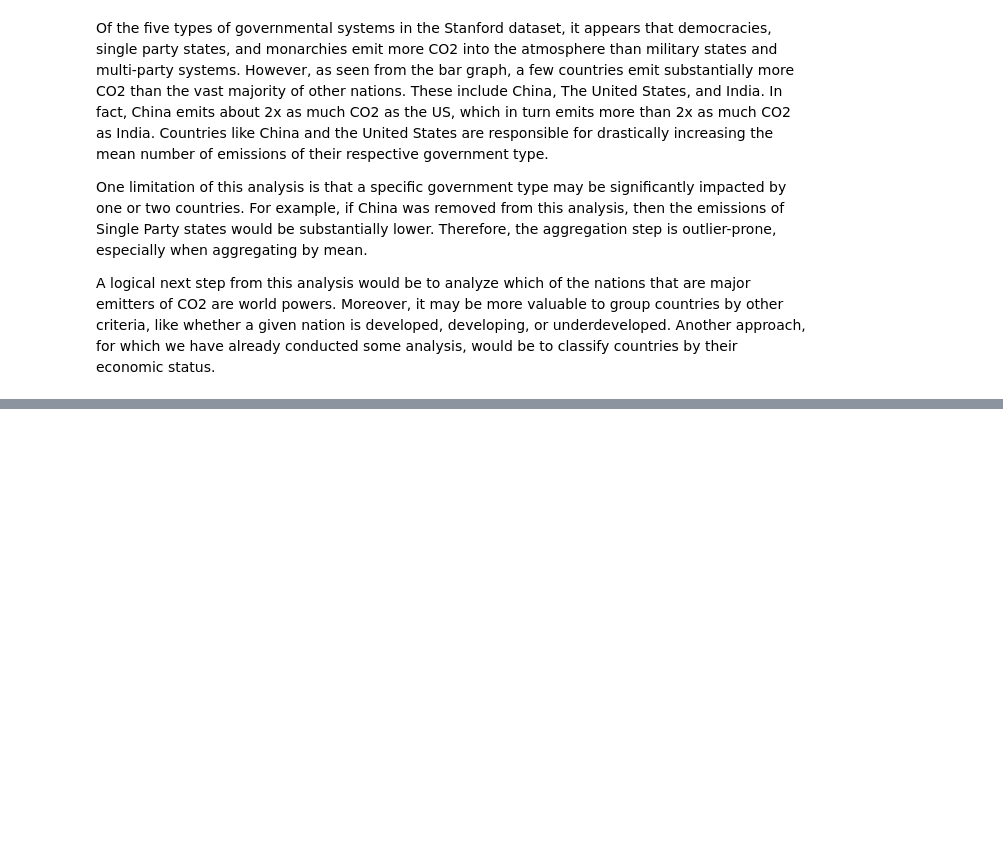
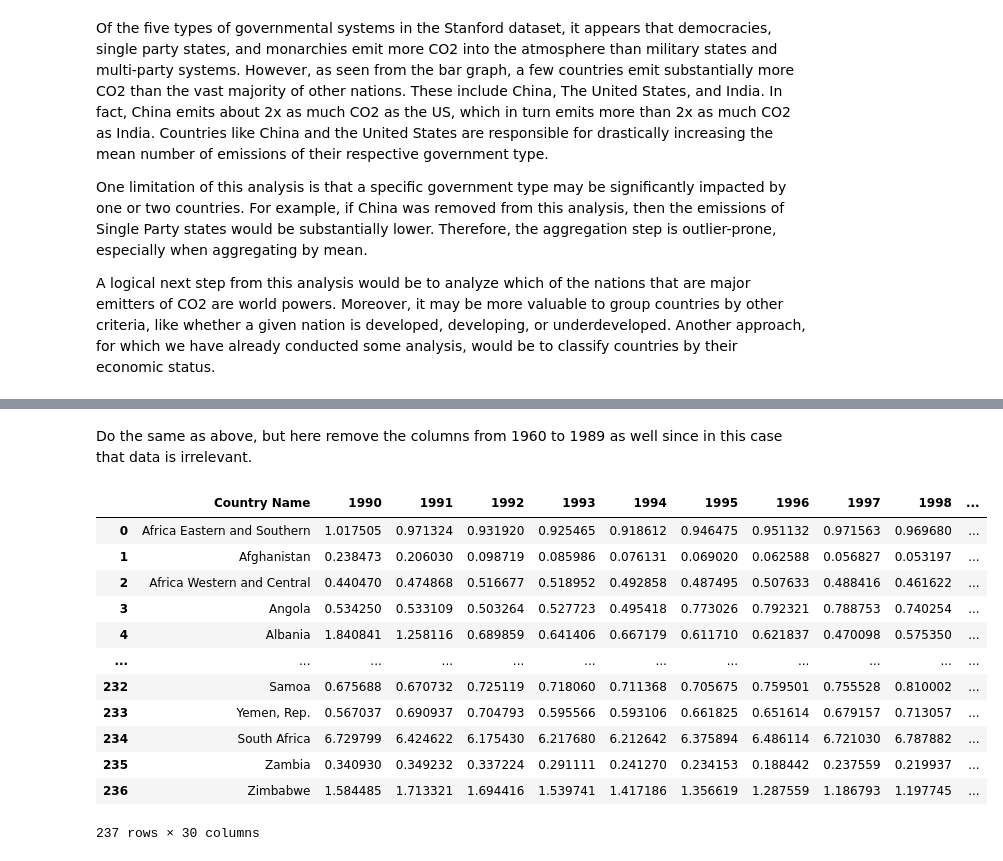
Before and after one commit to melotic/cs3654-project, a Jupyter notebook: Project1.ipynb, the cells around one changed output, grey strips where cells are left out. Cells and saved outputs as stored; diff of their text form; code cells hidden in the pictures; blank space fills up the shorter version.

```diff
--- a/Project1.ipynb
+++ b/Project1.ipynb
@@ -334,0 +410,24 @@ A logical next step from this analysis would be to analyze which of the nations
+# %% [markdown]
+Do the same as above, but here remove the columns from 1960 to 1989 as well since in this case that data is irrelevant.
+# %%
+cleanCO2 = CO2Emissions.copy()
+
+cleanCO2.drop(cleanCO2.iloc[:, 1:34], inplace=True, axis=1)
+cleanCO2 = cleanCO2.dropna()
+cleanCO2 = cleanCO2.reset_index(drop=True)
+
+cleanCO2
+# %% [output]
+|  | Country Name | 1990 | 1991 | 1992 | 1993 | 1994 | 1995 | 1996 | 1997 | 1998 | ... |
+| 0 | Africa Eastern and Southern | 1.017505 | 0.971324 | 0.931920 | 0.925465 | 0.918612 | 0.946475 | 0.951132 | 0.971563 | 0.969680 | ... |
+| 1 | Afghanistan | 0.238473 | 0.206030 | 0.098719 | 0.085986 | 0.076131 | 0.069020 | 0.062588 | 0.056827 | 0.053197 | ... |
+| 2 | Africa Western and Central | 0.440470 | 0.474868 | 0.516677 | 0.518952 | 0.492858 | 0.487495 | 0.507633 | 0.488416 | 0.461622 | ... |
+| 3 | Angola | 0.534250 | 0.533109 | 0.503264 | 0.527723 | 0.495418 | 0.773026 | 0.792321 | 0.788753 | 0.740254 | ... |
+| 4 | Albania | 1.840841 | 1.258116 | 0.689859 | 0.641406 | 0.667179 | 0.611710 | 0.621837 | 0.470098 | 0.575350 | ... |
+| ... | ... | ... | ... | ... | ... | ... | ... | ... | ... | ... | ... |
+| 232 | Samoa | 0.675688 | 0.670732 | 0.725119 | 0.718060 | 0.711368 | 0.705675 | 0.759501 | 0.755528 | 0.810002 | ... |
+| 233 | Yemen, Rep. | 0.567037 | 0.690937 | 0.704793 | 0.595566 | 0.593106 | 0.661825 | 0.651614 | 0.679157 | 0.713057 | ... |
+| 234 | South Africa | 6.729799 | 6.424622 | 6.175430 | 6.217680 | 6.212642 | 6.375894 | 6.486114 | 6.721030 | 6.787882 | ... |
+| 235 | Zambia | 0.340930 | 0.349232 | 0.337224 | 0.291111 | 0.241270 | 0.234153 | 0.188442 | 0.237559 | 0.219937 | ... |
+| 236 | Zimbabwe | 1.584485 | 1.713321 | 1.694416 | 1.539741 | 1.417186 | 1.356619 | 1.287559 | 1.186793 | 1.197745 | ... |
+237 rows × 30 columns
```
Also changed, not shown: parts of 15 cells of this notebook, 2 other files.
